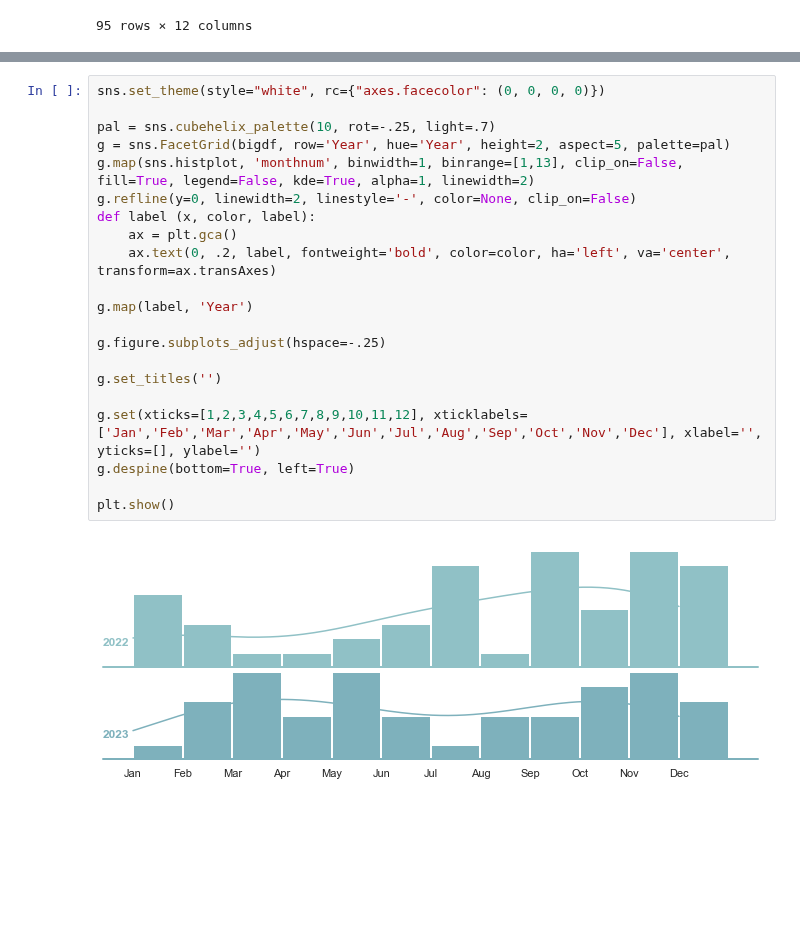
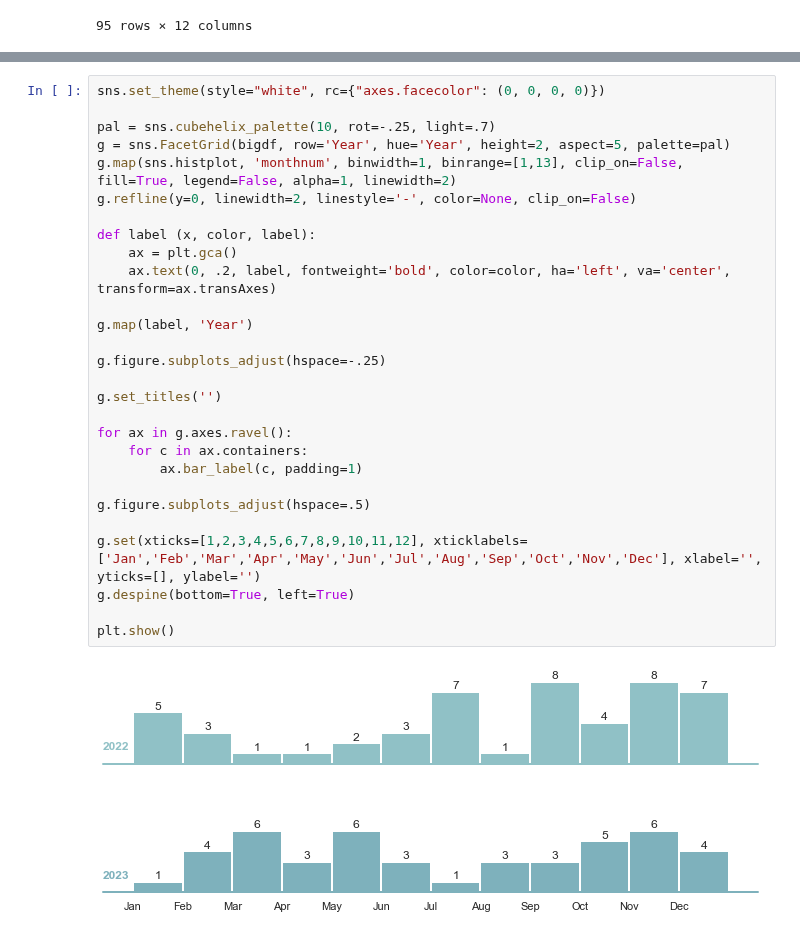
Before and after one commit to carey-james/Reading-List, a Jupyter notebook: stats/Viz.ipynb, the cells around one changed output, grey strips where cells are left out. Cells and saved outputs as stored; diff of their text form; blank space fills up the shorter version.

```diff
--- a/stats/Viz.ipynb
+++ b/stats/Viz.ipynb
@@ -51,23 +51,30 @@ plt.show()
 # %%
 sns.set_theme(style="white", rc={"axes.facecolor": (0, 0, 0, 0)})
 
 pal = sns.cubehelix_palette(10, rot=-.25, light=.7)
 g = sns.FacetGrid(bigdf, row='Year', hue='Year', height=2, aspect=5, palette=pal)
-g.map(sns.histplot, 'monthnum', binwidth=1, binrange=[1,13], clip_on=False, fill=True, legend=False, kde=True, alpha=1, linewidth=2)
+g.map(sns.histplot, 'monthnum', binwidth=1, binrange=[1,13], clip_on=False, fill=True, legend=False, alpha=1, linewidth=2)
 g.refline(y=0, linewidth=2, linestyle='-', color=None, clip_on=False)
+
 def label (x, color, label):
     ax = plt.gca()
     ax.text(0, .2, label, fontweight='bold', color=color, ha='left', va='center', transform=ax.transAxes)
 
 g.map(label, 'Year')
 
 g.figure.subplots_adjust(hspace=-.25)
 
 g.set_titles('')
 
+for ax in g.axes.ravel():
+    for c in ax.containers:
+        ax.bar_label(c, padding=1)
+
+g.figure.subplots_adjust(hspace=.5)
+
 g.set(xticks=[1,2,3,4,5,6,7,8,9,10,11,12], xticklabels=['Jan','Feb','Mar','Apr','May','Jun','Jul','Aug','Sep','Oct','Nov','Dec'], xlabel='', yticks=[], ylabel='')
 g.despine(bottom=True, left=True)
 
 plt.show()
 # %% [output]
-[figure, old version]
+[figure, new version]
```
Also changed, not shown: parts of 2 cells of this notebook.
